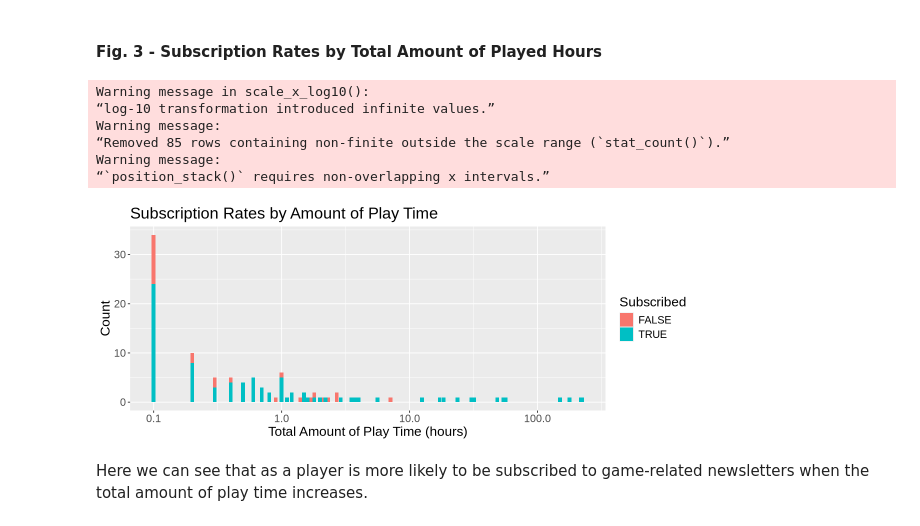
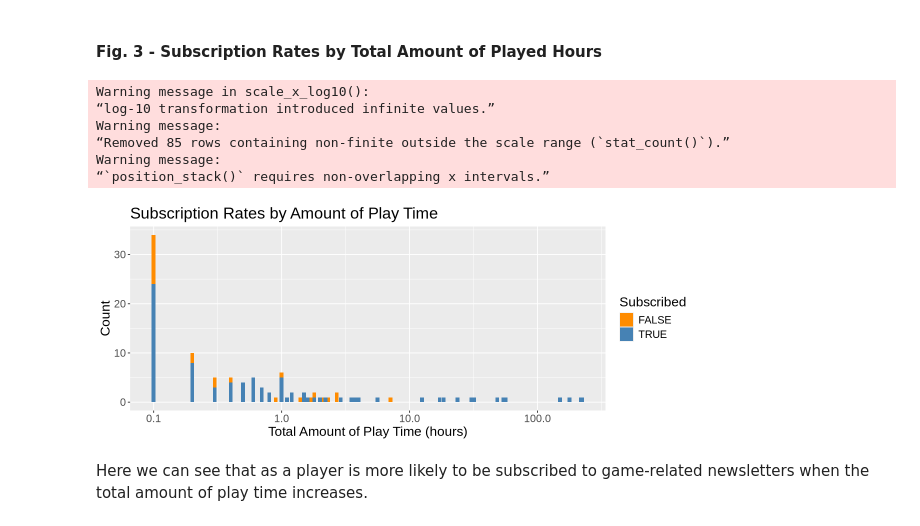
Before and after one commit to camillesnyder/Final-Project, a Jupyter notebook: Final-Project.ipynb, the cells around one changed output. Cells and saved outputs as stored; diff of their text form; code cells hidden in the pictures.

```diff
--- a/Final-Project.ipynb
+++ b/Final-Project.ipynb
@@ -196,22 +198,23 @@ We can see that as age increases gradually, the chance of players subscribe game
 # %%
 options(repr.plot.height = 4, repr.plot.width = 10)
 players_data |>
   ggplot(aes(x = played_hours, fill = subscribe)) +
   geom_bar(width= 0.03) +
   labs(title = "Subscription Rates by Amount of Play Time",
        x = "Total Amount of Play Time (hours)",
        y = "Count",
        fill = "Subscribed") +
     scale_x_log10()+
+     scale_fill_manual(values = c("darkorange", "steelblue"))+
     theme(text = element_text(size = 16))
 # %% [output]
 Warning message in scale_x_log10():
 “log-10 transformation introduced infinite values.”
 Warning message:
 “Removed 85 rows containing non-finite outside the scale range (`stat_count()`).”
 Warning message:
 “`position_stack()` requires non-overlapping x intervals.”
-[figure, old version]
+[figure, new version]
 # %% [markdown]
 Here we can see that as a player is more likely to be subscribed to game-related newsletters when the total amount of play time increases.
 # %% [markdown]
```
Also changed, not shown: parts of 5 cells of this notebook.
